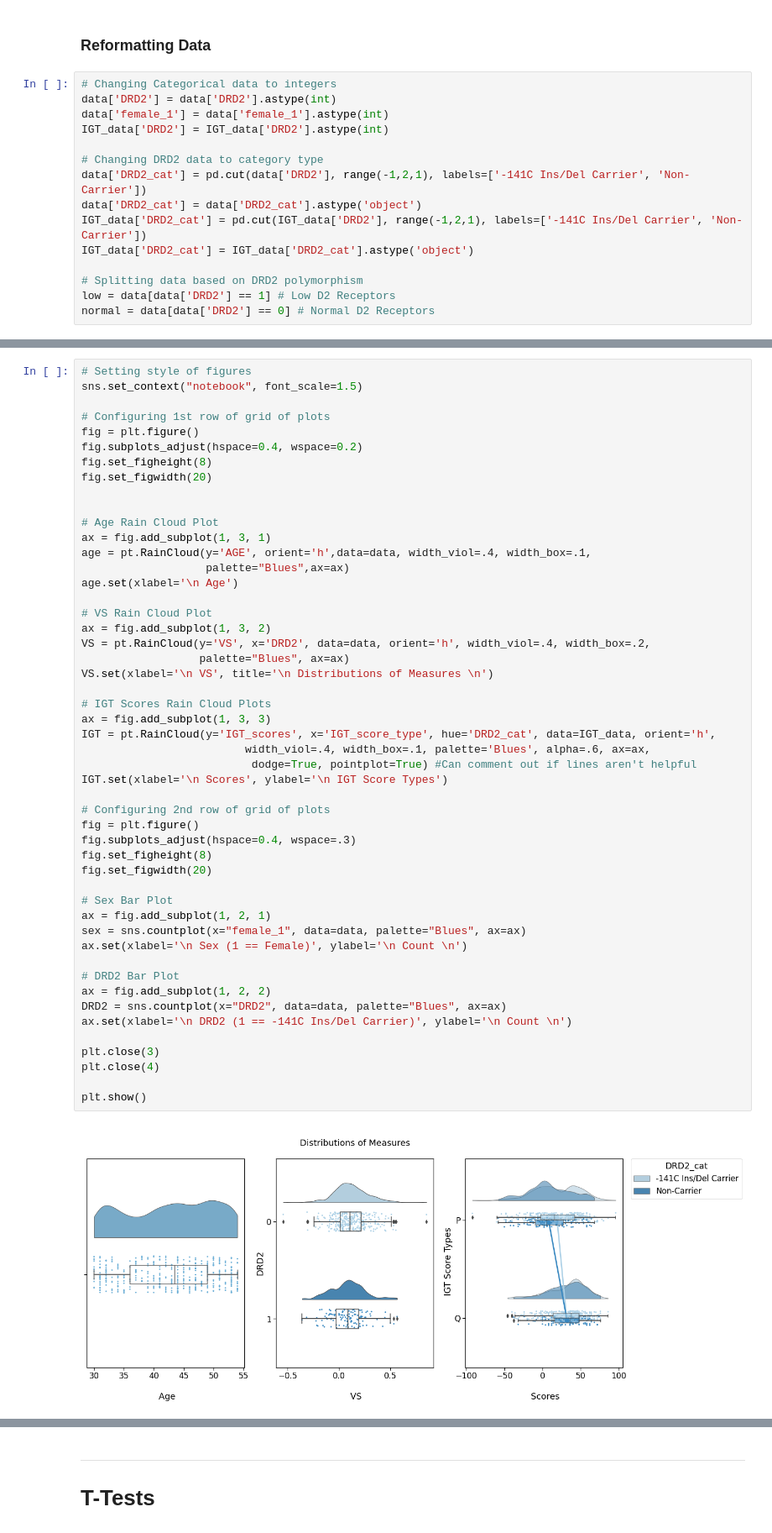
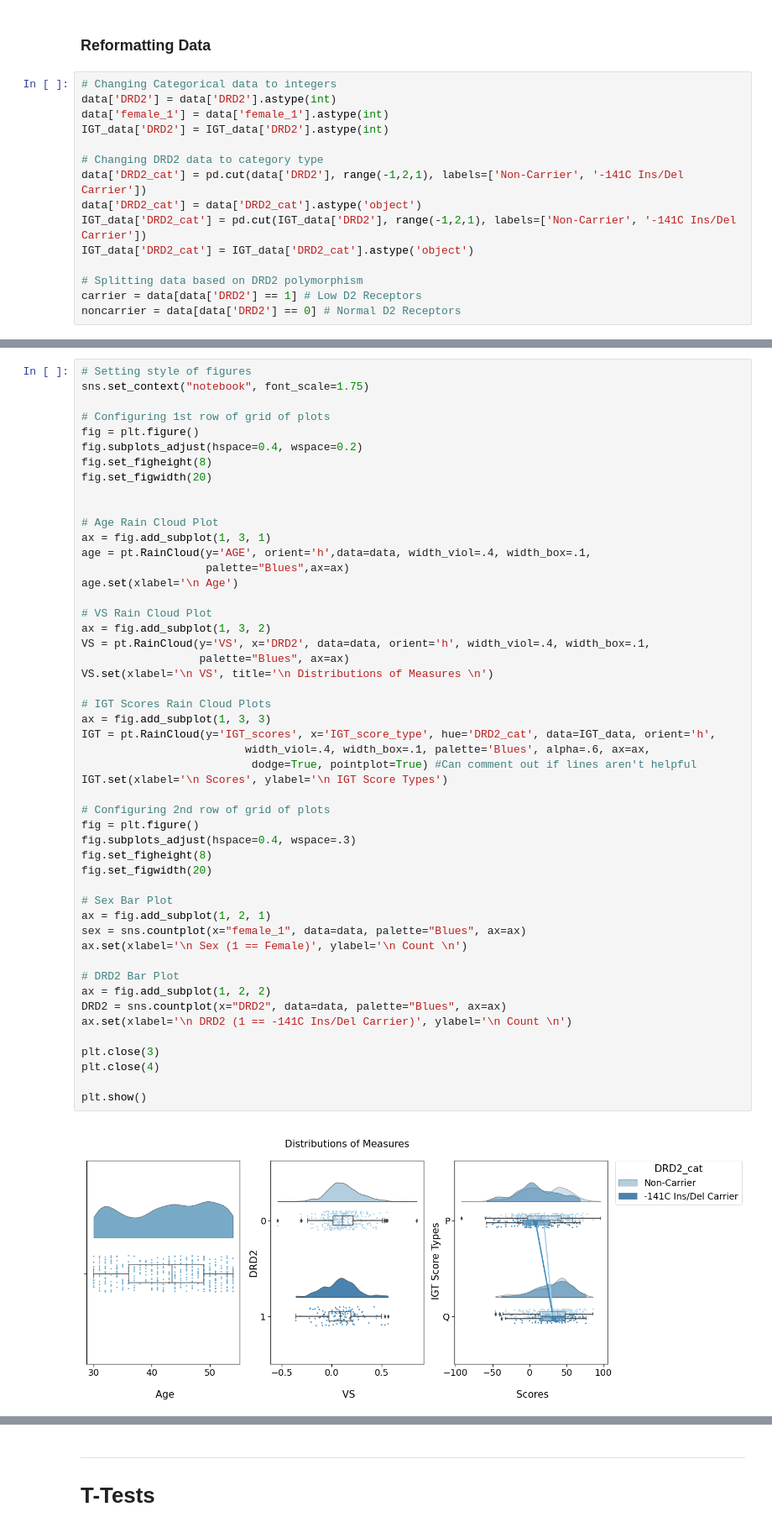
Before and after one commit to cbanuelos/DRD2_Abnormal_Learning, a Jupyter notebook: DataAnalysis_Condensed.ipynb, the cells around one changed output, grey strips where cells are left out. Shown: that part at 84% size. Saved outputs shown, nothing was run; the diff lists cells and outputs as text.

```diff
--- a/DataAnalysis_Condensed.ipynb
+++ b/DataAnalysis_Condensed.ipynb
@@ -54,12 +39,12 @@ data['female_1'] = data['female_1'].astype(int)
 IGT_data['DRD2'] = IGT_data['DRD2'].astype(int)
 
 # Changing DRD2 data to category type
-data['DRD2_cat'] = pd.cut(data['DRD2'], range(-1,2,1), labels=['-141C Ins/Del Carrier', 'Non-Carrier'])
+data['DRD2_cat'] = pd.cut(data['DRD2'], range(-1,2,1), labels=['Non-Carrier', '-141C Ins/Del Carrier'])
 data['DRD2_cat'] = data['DRD2_cat'].astype('object')
-IGT_data['DRD2_cat'] = pd.cut(IGT_data['DRD2'], range(-1,2,1), labels=['-141C Ins/Del Carrier', 'Non-Carrier'])
+IGT_data['DRD2_cat'] = pd.cut(IGT_data['DRD2'], range(-1,2,1), labels=['Non-Carrier', '-141C Ins/Del Carrier'])
 IGT_data['DRD2_cat'] = IGT_data['DRD2_cat'].astype('object')
 
 # Splitting data based on DRD2 polymorphism
-low = data[data['DRD2'] == 1] # Low D2 Receptors
-normal = data[data['DRD2'] == 0] # Normal D2 Receptors
+carrier = data[data['DRD2'] == 1] # Low D2 Receptors
+noncarrier = data[data['DRD2'] == 0] # Normal D2 Receptors
 # %% [markdown]
@@ -67,6 +52,6 @@ normal = data[data['DRD2'] == 0] # Normal D2 Receptors
 # %%
 # Setting style of figures
-sns.set_context("notebook", font_scale=1.5)
+sns.set_context("notebook", font_scale=1.75)
 
 # Configuring 1st row of grid of plots
 fig = plt.figure()
@@ -83,36 +68,36 @@ age.set(xlabel='\n Age')
 
 # VS Rain Cloud Plot
 ax = fig.add_subplot(1, 3, 2)
-VS = pt.RainCloud(y='VS', x='DRD2', data=data, orient='h', width_viol=.4, width_box=.2,
+VS = pt.RainCloud(y='VS', x='DRD2', data=data, orient='h', width_viol=.4, width_box=.1,
                   palette="Blues", ax=ax)
 VS.set(xlabel='\n VS', title='\n Distributions of Measures \n')
 
 # IGT Scores Rain Cloud Plots
 ax = fig.add_subplot(1, 3, 3)
 IGT = pt.RainCloud(y='IGT_scores', x='IGT_score_type', hue='DRD2_cat', data=IGT_data, orient='h',
                          width_viol=.4, width_box=.1, palette='Blues', alpha=.6, ax=ax,
                           dodge=True, pointplot=True) #Can comment out if lines aren't helpful
 IGT.set(xlabel='\n Scores', ylabel='\n IGT Score Types')
 
 # Configuring 2nd row of grid of plots
 fig = plt.figure()
 fig.subplots_adjust(hspace=0.4, wspace=.3)
 fig.set_figheight(8)
 fig.set_figwidth(20)
 
 # Sex Bar Plot
 ax = fig.add_subplot(1, 2, 1)
 sex = sns.countplot(x="female_1", data=data, palette="Blues", ax=ax)
 ax.set(xlabel='\n Sex (1 == Female)', ylabel='\n Count \n')
 
 # DRD2 Bar Plot
 ax = fig.add_subplot(1, 2, 2)
 DRD2 = sns.countplot(x="DRD2", data=data, palette="Blues", ax=ax)
 ax.set(xlabel='\n DRD2 (1 == -141C Ins/Del Carrier)', ylabel='\n Count \n')
 
 plt.close(3)
 plt.close(4)
 
 plt.show()
 # %% [output]
-[figure, old version]
+[figure, new version]
```
Also changed, not shown: parts of 63 cells of this notebook.
